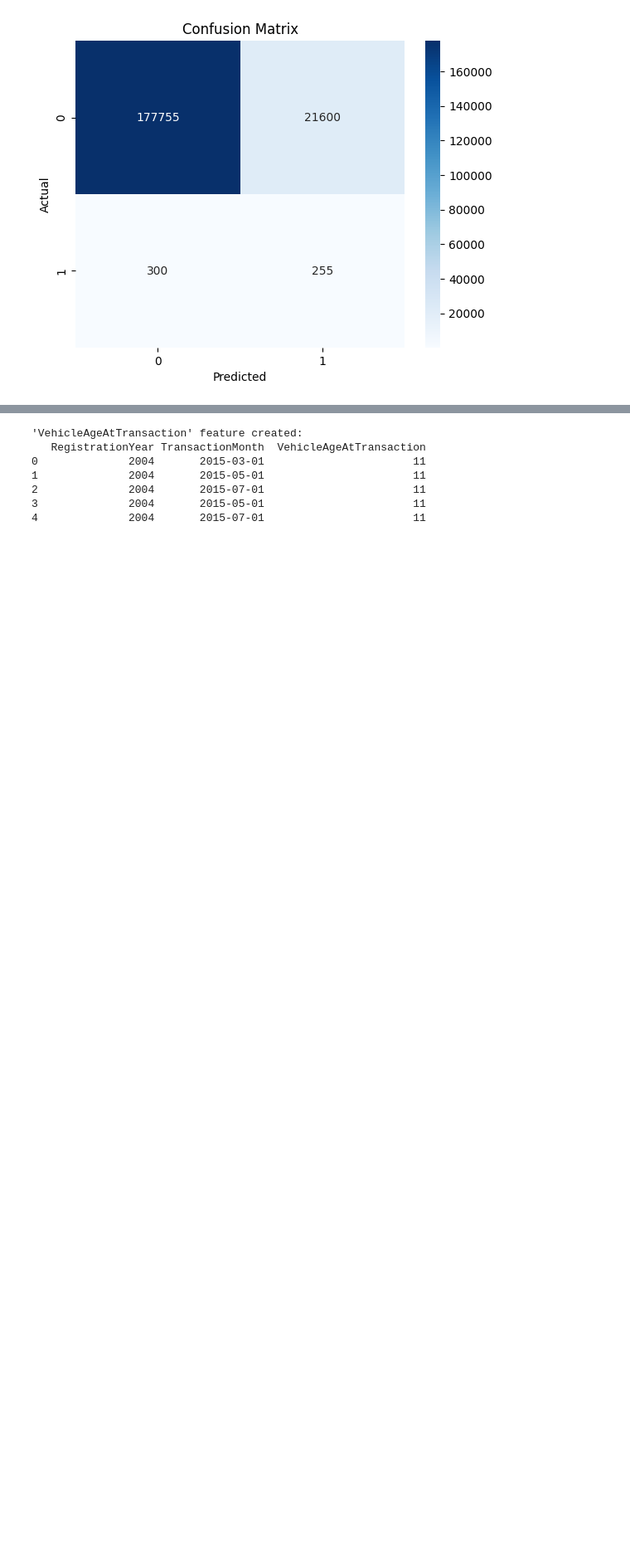
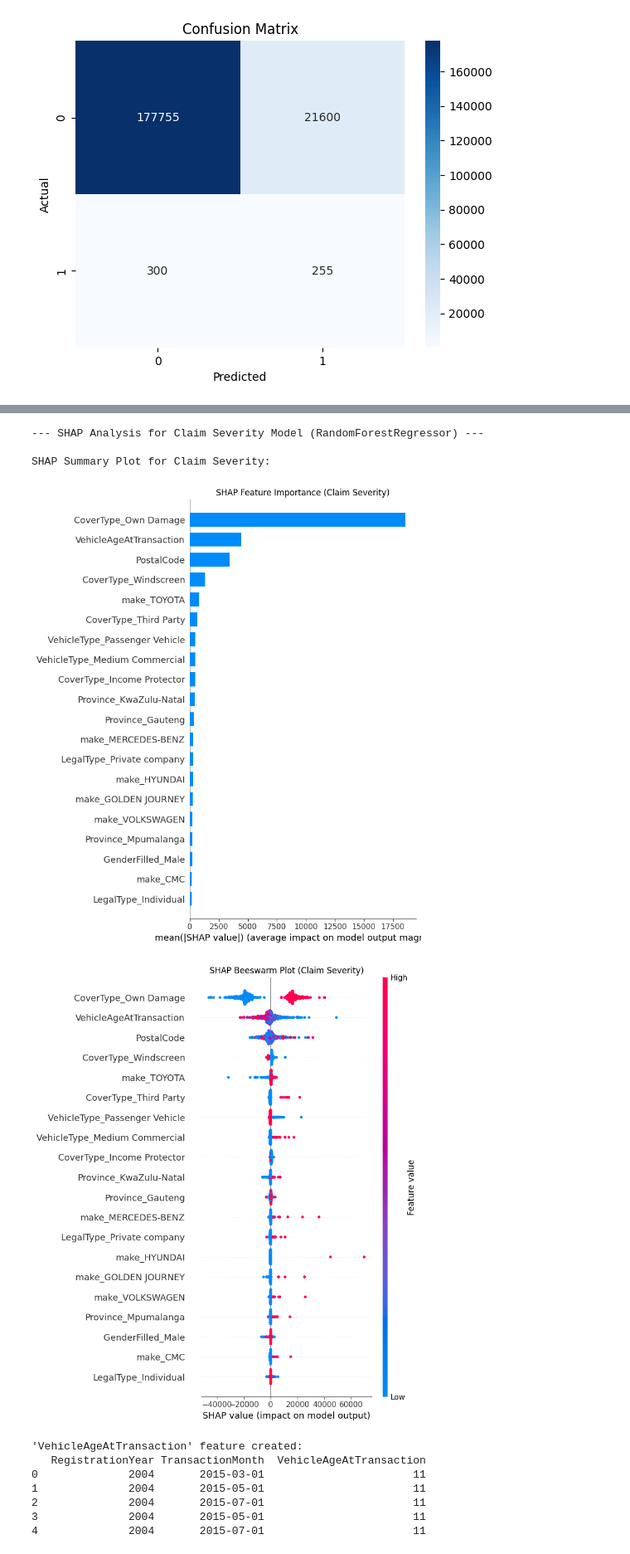
Before and after one commit to AmhaBK/insurance-risk-analytics, a Jupyter notebook: notebooks/model_testing.ipynb, the cells around one changed output, grey strips where cells are left out. Shown at 83% size. Saved outputs shown, nothing was run; the diff lists cells and outputs as text; code cells hidden in the pictures; blank space fills up the shorter version.

Commit message:
Finalized Predictive modeling and interpretation using SHAP

```diff
--- a/notebooks/model_testing.ipynb
+++ b/notebooks/model_testing.ipynb
@@ -228,3 +234,35 @@ R² Score: 0.1115
+# %%
+# SHAP Analysis for Claim Severity Model(RandomRegressor)
+import shap
+
+# --- Claim Severity Model (RandomForestRegressor for Claimers) SHAP Analysis ---
+
+print("\n--- SHAP Analysis for Claim Severity Model (RandomForestRegressor) ---")
+
+# SHAP explainer for regression model
+explainer_severity = shap.TreeExplainer(rf_severity)
+shap_values_severity = explainer_severity.shap_values(X_test)
+
+# Summary plot (bar plot)
+print("\nSHAP Summary Plot for Claim Severity:")
+shap.summary_plot(shap_values_severity, X_test, plot_type="bar", show=False)
+plt.title("SHAP Feature Importance (Claim Severity)")
+plt.tight_layout()
+plt.savefig('shap_severity_bar.png')
+plt.show()
+
+# Summary plot (beeswarm plot)
+shap.summary_plot(shap_values_severity, X_test, show=False)
+plt.title("SHAP Beeswarm Plot (Claim Severity)")
+plt.tight_layout()
+plt.savefig('shap_severity_beeswarm.png')
+plt.show()
+# %% [output]
+--- SHAP Analysis for Claim Severity Model (RandomForestRegressor) ---
+
+SHAP Summary Plot for Claim Severity:
+[figure, added]
+[figure, added]
 # %%
 #  Crate a new feature: VehicleAgeAtTransaction
 
```
Also changed, not shown: parts of 7 cells of this notebook, 4 other files.
